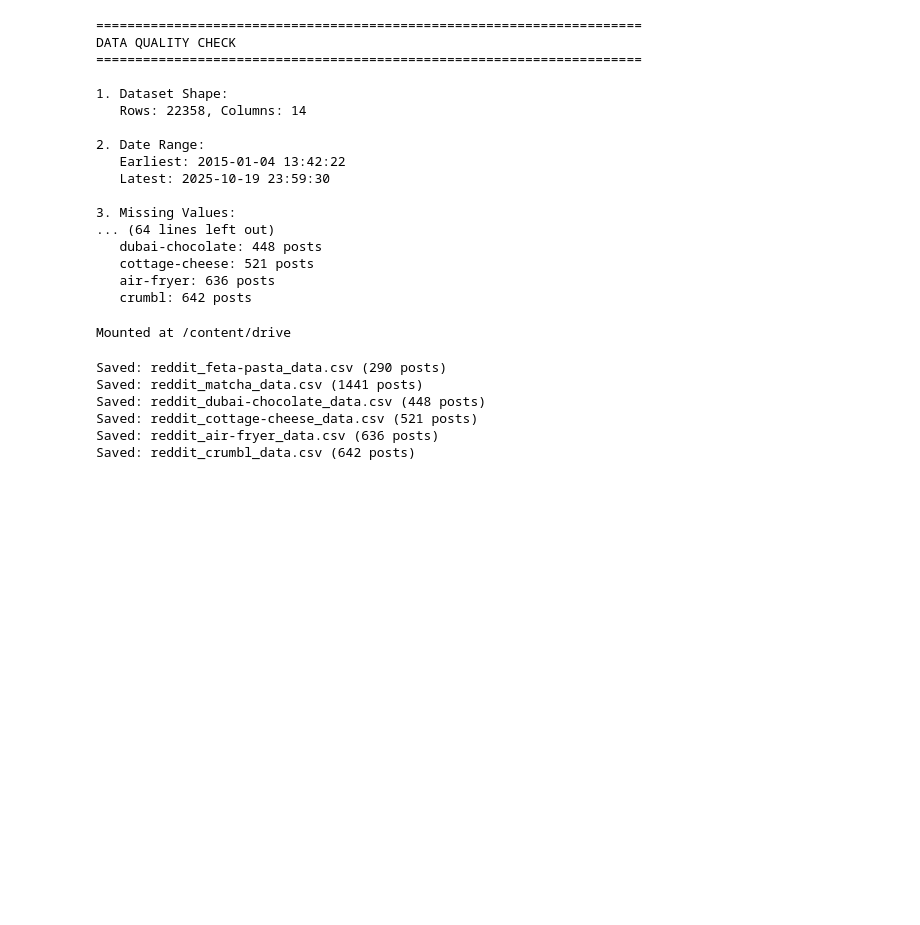
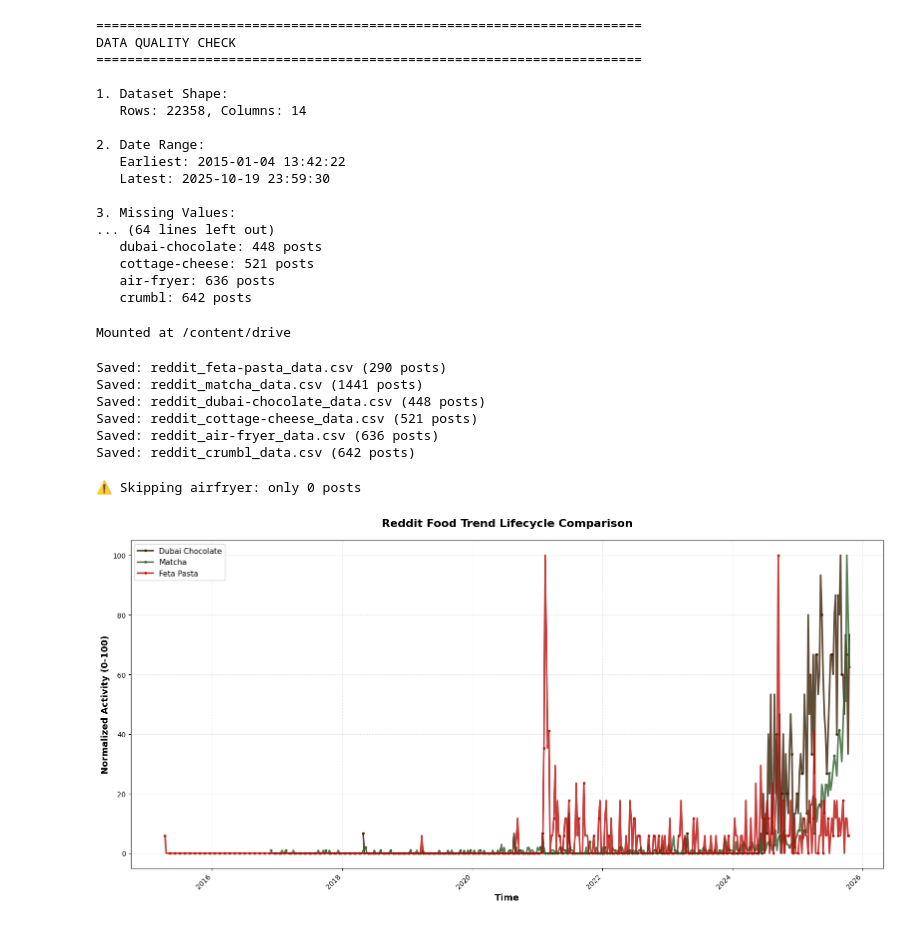
Before and after one commit to kzumreen/FoodTrendsPrediction, a Jupyter notebook: Reddit_Access.ipynb, the cells around one changed output. Saved outputs shown, nothing was run; the diff lists cells and outputs as text; code cells hidden in the pictures; blank space fills up the shorter version.

```diff
--- a/Reddit_Access.ipynb
+++ b/Reddit_Access.ipynb
@@ -577,0 +583,68 @@ Saved: reddit_crumbl_data.csv (642 posts)
+# %%
+CUSTOM_COLORS = {
+    'dubai-chocolate': '#3A1F04',
+    'feta-pasta': '#B90E0A',
+    'matcha': '#32612D',
+    'airfryer': '#D2691E',
+
+    # Baseline colors (grays)
+    'pizza': '#696969',
+    'chicken': '#808080',
+    'salad': '#A9A9A9',
+    'pasta-general': '#C0C0C0'
+}
+# %%
+def plot_normalized_trends(df, trends_to_plot=None):
+    """
+    Shows all trends on normalized scale (0-100) to compare growth patterns
+    """
+    if trends_to_plot is None:
+        trends_to_plot = ['dubai-chocolate', 'matcha', 'feta-pasta', 'airfryer']
+
+    fig, ax = plt.subplots(figsize=(16, 8))
+
+    for trend in trends_to_plot:
+        trend_df = df[df['Trend_ID'] == trend].copy()
+
+        if len(trend_df) < 10:  # Skip if too few posts
+            print(f"⚠ Skipping {trend}: only {len(trend_df)} posts")
+            continue
+
+        # Weekly aggregation
+        weekly_counts = (trend_df.set_index('Time_Period')
+                        .resample('W')
+                        .size()
+                        .reset_index(name='count'))
+
+        # Normalize to 0-100 scale
+        if weekly_counts['count'].max() > 0:
+            weekly_counts['normalized'] = (
+                (weekly_counts['count'] - weekly_counts['count'].min()) /
+                (weekly_counts['count'].max() - weekly_counts['count'].min()) * 100
+            )
+
+            ax.plot(weekly_counts['Time_Period'],
+                   weekly_counts['normalized'],
+                   label=trend.replace('-', ' ').title(),
+                   color=CUSTOM_COLORS.get(trend, 'gray'),
+                   linewidth=2.5,
+                   alpha=0.8,
+                   marker='o',
+                   markersize=3,
+                   markevery=4)
+
+    ax.set_xlabel('Time', fontsize=13, fontweight='bold')
+    ax.set_ylabel('Normalized Activity (0-100)', fontsize=13, fontweight='bold')
+    ax.set_title('Reddit Food Trend Lifecycle Comparison',
+                 fontsize=16, fontweight='bold', pad=20)
+    ax.legend(fontsize=11, loc='best', framealpha=0.9)
+    ax.grid(True, alpha=0.3, linestyle='--')
+    plt.xticks(rotation=45, ha='right')
+    plt.tight_layout()
+    plt.show()
+
+# Run the plot
+plot_normalized_trends(df)
+# %% [output]
+⚠ Skipping airfryer: only 0 posts
+[figure, added]
```
Also changed, not shown: parts of 16 cells of this notebook.
